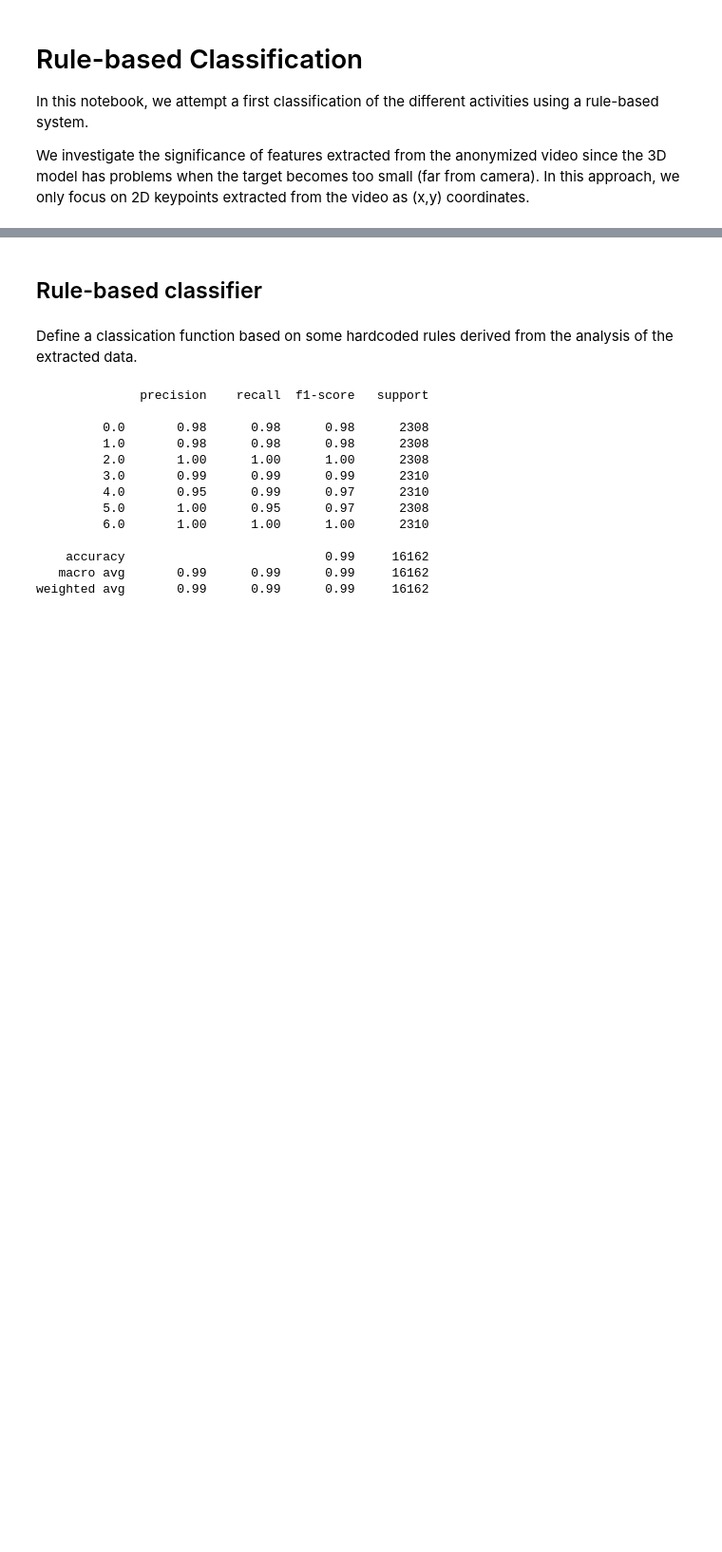
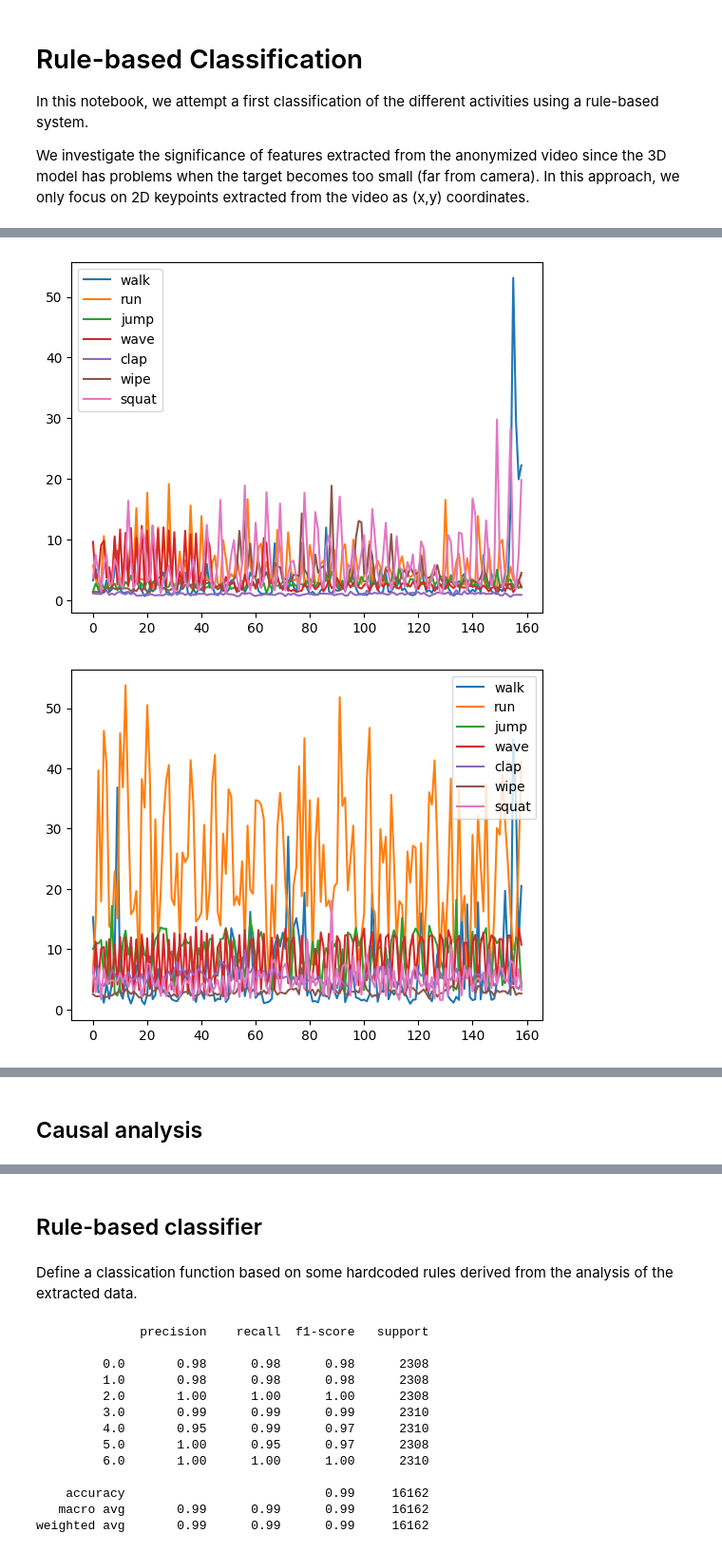
Before and after one commit to christianbresciani/nscep-spiking-NN, a Jupyter notebook: rule-based-classification.ipynb, the cells around one changed output, grey strips where cells are left out. Shown at 95% size. Saved outputs shown, nothing was run; the diff lists cells and outputs as text; code cells hidden in the pictures; blank space fills up the shorter version.

Commit message:
causal analysis

```diff
--- a/rule-based-classification.ipynb
+++ b/rule-based-classification.ipynb
@@ -14,4 +11,7 @@ from sklearn.preprocessing import StandardScaler
 from sklearn.metrics import classification_report, confusion_matrix, ConfusionMatrixDisplay
+# %%
+all_activities = ["S1_A", "S1_B", "S1_C", "S1_G", "S1_H", "S1_J", "S1_K"]
+activities = ['walk', 'run', 'jump', 'wave', 'clap', 'wipe', 'squat']
 # %% [markdown]
 2D keypoints are arranged in a tensor with shape (2398, 17, 2).
 - 2398 = number of video frames
@@ -36,12 +36,11 @@ The dataset contains the anonymized video traces of 7 activities, namely:
 5. **J**: wiping
 6. **K**: squatting
 # %%
-time_window = 90
+time_window = 15
 num_angles = 8
 X = np.empty((0, time_window, num_angles))
 Y = np.empty(0)
-
-all_activities = ["S1_A", "S1_B", "S1_C", "S1_G", "S1_H", "S1_J", "S1_K"]
+dims = [0]
 
 for idx, activity in enumerate(all_activities):
   features = np.load(f'data/features2d_{activity}.npy')
@@ -54,13 +53,14 @@ for idx, activity in enumerate(all_activities):
   # plt.ylim((-1000, 1000))
 
   # Create time sequences of feature vectors
-  for line in range(features.shape[0] - time_window):
+  for line in range(0, features.shape[0] - time_window, 15):
     feature_over_time = np.expand_dims(features[line:(line+time_window), ...], axis=0)
     feature_images = np.concatenate((feature_images, feature_over_time))
 
   labels = idx * np.ones((feature_images.shape[0]))
 
   print(f'{activity}: {feature_images.shape}')
+  dims.append(dims[-1]+feature_images.shape[0])
 
   X = np.concatenate((X, feature_images))
   Y = np.concatenate((Y, labels))
@@ -75,14 +75,14 @@ S1_K: (2310, 90, 8)
 # %%
-XX = np.zeros((len(X), 3))
+XX = np.zeros((len(X), 8))
 
 for idx, sample in enumerate(X):
-	tmp1 = np.abs(sample[:-1, :4]-sample[1:, :4])
+	tmp1 = np.abs(sample[:-1,]-sample[1:,])
 	tmp1[tmp1 > 180] -= 180  # unwrapping
 	tmp1 = np.mean(tmp1, axis=0)
-	tmp2 = np.max(sample[:,4:], axis=0) - np.min(sample[:,4:], axis=0)
+	tmp2 = np.max(sample, axis=0) - np.min(sample, axis=0)
 	tmp2[tmp2 > 180] -= 180  # unwrapping
 
-	XX[idx, :] = [np.mean(tmp1[2:4], axis=0), np.mean(tmp2[0:2], axis=0), np.mean(tmp2[2:4], axis=0)] #forearm, upperleg, lowerleg
+	XX[idx, :] = np.concatenate([np.mean(tmp1.reshape(-1, 2), axis=1), np.mean(tmp2.reshape(-1, 2), axis=1)]) #forearm, upperleg, lowerleg
 
 XX.shape
 # %% [output]
@@ -90,12 +89,0 @@ XX.shape
-# %%
-for feature in range(3):
-
-	plt.plot(XX[0:2308, feature], label='walk')      # walk
-	plt.plot(XX[2308:4616, feature], label='run')   # run
-	plt.plot(XX[4616:6924, feature], label='jump')   # jump
-	plt.plot(XX[6924:9234, feature], label='wave')   # wave
-	plt.plot(XX[9234:11544, feature], label='clap')  # clap
-	plt.plot(XX[11544:13852, feature], label='wipe') # wipe
-	plt.plot(XX[13852:16162, feature], label='squat') # squat
-	plt.legend()
-	plt.show()
@@ -105,0 +90,10 @@ for feature in range(3):
+# %%
+for feature in range(8):
+	for idx in range(len(activities)):
+		plt.plot(XX[dims[idx]:dims[idx+1], feature], label=activities[idx])
+
+	plt.legend()
+	plt.show()
+# %% [output]
+[figure, added]
+[figure, added]
@@ -105,0 +106,2 @@ for feature in range(3):
+# %% [markdown]
+## Causal analysis
```
Also changed, not shown: parts of 11 cells of this notebook.
